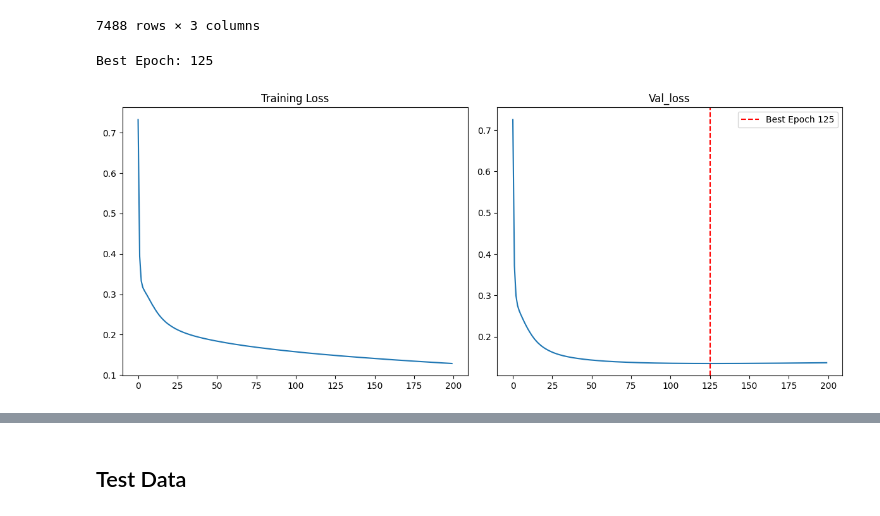
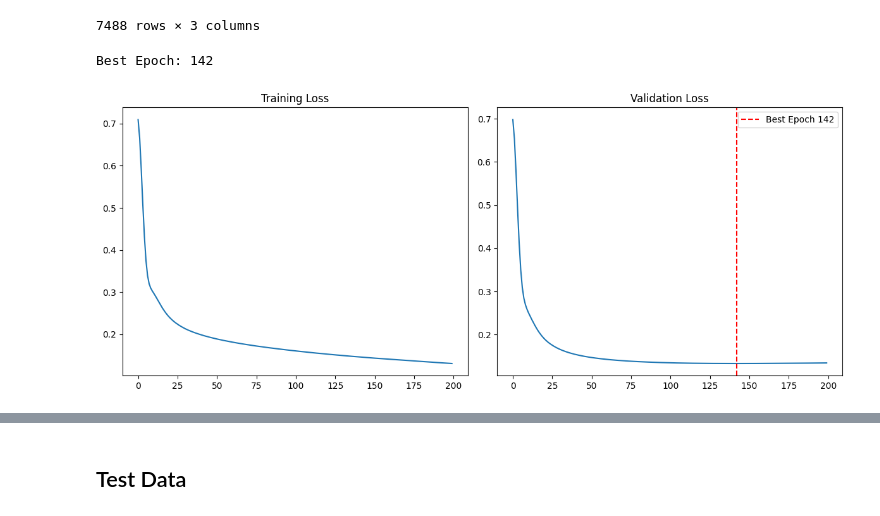
Before and after one commit to dppiper/Tox21-Neural-Network-From-Scratch, a Jupyter notebook: multi_layer_model/multi_layer_model.ipynb, the cells around one changed output, grey strips where cells are left out. Cells and saved outputs as stored; diff of their text form; code cells hidden in the pictures.

Commit message:
Add gradient clipping and learning ratye warm up

```diff
--- a/multi_layer_model/multi_layer_model.ipynb
+++ b/multi_layer_model/multi_layer_model.ipynb
@@ -88,7 +88,6 @@ df_train
 # Initialize hidden layer weight matrix and bias_2
 input_size = 2048
 hidden_size = 128
-
 output_size = 1
 
 # Xavier Initialization
@@ -100,7 +99,11 @@ weights_2 = np.random.randn(hidden_size, output_size) * np.sqrt(2 / (hidden_size
 bias_2 = 0
 num_epochs = 200
 cutoff = 0.5
-learning_rate = 0.5
+
+# Initialize leanring rate and warm-up
+learning_rate = 0.01
+max_learning_rate = 0.5
+warmup_epochs = 10
 
 # Train data
 X = np.stack(df_train['fingerprint'].to_list())
@@ -170,38 +173,45 @@ for i in tqdm(range(num_epochs)):
     dL_da1 = dL_dz2 @ (weights_2.T)
     dL_dz1 = dL_da1 * relu_prime(z1)
 
     dL_dweights_1 = X.T @ dL_dz1
     dL_dbias_1 = np.sum(dL_dz1, axis=0)
 
+    # Clip gradients
+    [dL_dweights_1, dL_dbias_1, dL_dweights_2, dL_dbias_2] = clip_gradients(
+        [dL_dweights_1, dL_dbias_1, dL_dweights_2, dL_dbias_2], max_norm=5.0
+    )
+
     biases.append(np.mean(bias_1))
+
+    # Learning rate warm-ups
+    if i < warmup_epochs:
+        learning_rate = max_learning_rate * (i+1) / warmup_epochs
 
     # Update weights
     weights_2 -= learning_rate * dL_dweights_2
     bias_2 -= learning_rate * dL_dbias_2
     weights_1 -= learning_rate * dL_dweights_1
     bias_1 -= learning_rate * dL_dbias_1
 
 
 print(f'Best Epoch: {best_epoch}')
 # Plot training loss and validation loss
 fig, axs = plt.subplots(1, 2, figsize=(12, 5))
 
 sns.lineplot(data=all_losses, ax=axs[0])
 axs[0].set_title('Training Loss')
 
 sns.lineplot(data=all_losses_val, ax=axs[1])
-axs[1].set_title('Val_loss')
+axs[1].set_title('Validation Loss')
 axs[1].axvline(x=best_epoch, color='red', linestyle='--', label=f'Best Epoch {best_epoch}')
 axs[1].legend()
 
-# sns.lineplot(data=all_losses_val, ax=axs[1])
-# axs[1].set_title('Validation Loss')
 
 plt.tight_layout()
 plt.show()
 # %% [output]
-Best Epoch: 125
+Best Epoch: 142
-[figure, old version]
+[figure, new version]
 # %%
 from sklearn import metrics
 from sklearn.metrics import PrecisionRecallDisplay, ConfusionMatrixDisplay, precision_score, recall_score, f1_score, auc, precision_recall_curve
```
Also changed, not shown: parts of 3 cells of this notebook, 1 other file.
